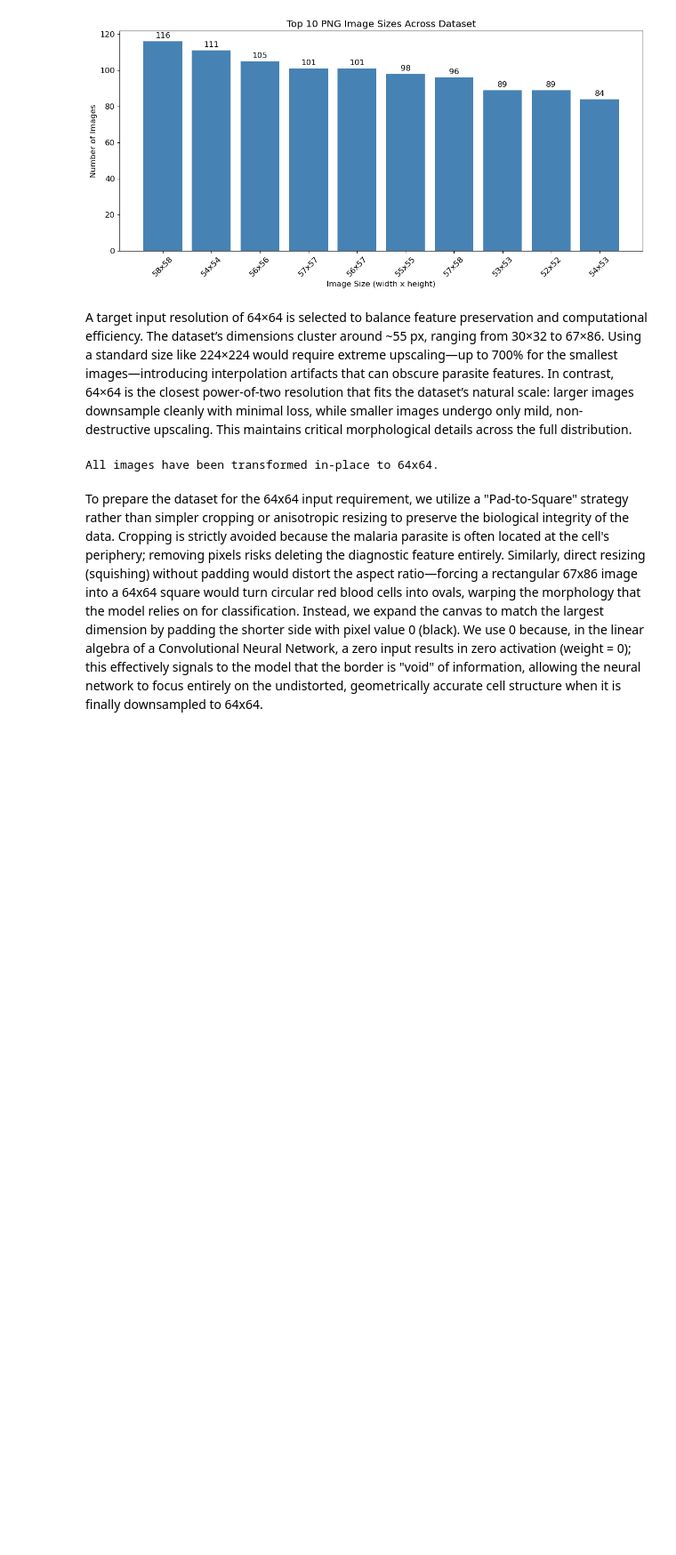
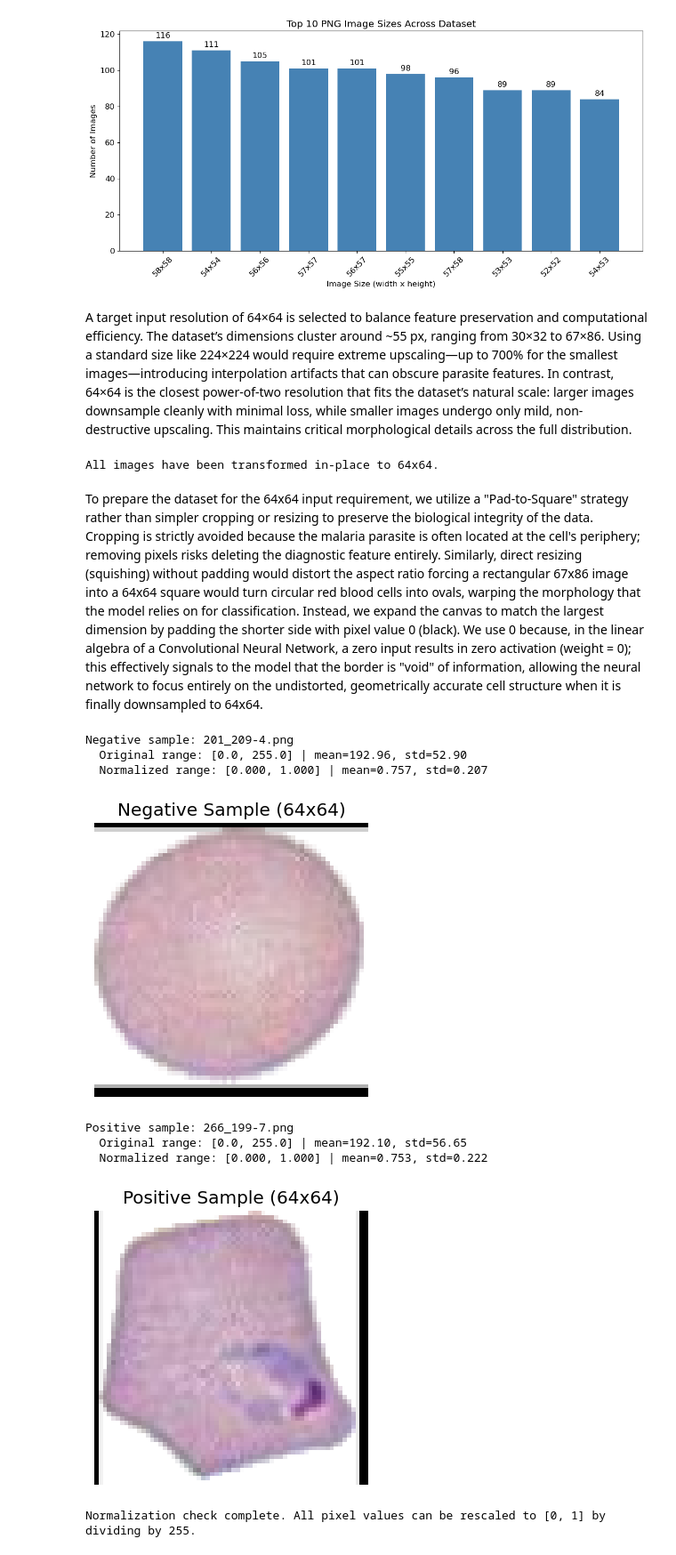
Before and after one commit to prajun7/ml-journey, a Jupyter notebook: MalariaDetection/MalariaDetection.ipynb, the cells around one changed output. Shown at 89% size. Saved outputs shown, nothing was run; the diff lists cells and outputs as text; code cells hidden in the pictures; blank space fills up the shorter version.

```diff
--- a/MalariaDetection/MalariaDetection.ipynb
+++ b/MalariaDetection/MalariaDetection.ipynb
@@ -394,4 +394,49 @@ print('All images have been transformed in-place to 64x64.')
 # %% [output]
 All images have been transformed in-place to 64x64.
 # %% [markdown]
-To prepare the dataset for the 64x64 input requirement, we utilize a "Pad-to-Square" strategy rather than simpler cropping or anisotropic resizing to preserve the biological integrity of the data. Cropping is strictly avoided because the malaria parasite is often located at the cell's periphery; removing pixels risks deleting the diagnostic feature entirely. Similarly, direct resizing (squishing) without padding would distort the aspect ratio—forcing a rectangular 67x86 image into a 64x64 square would turn circular red blood cells into ovals, warping the morphology that the model relies on for classification. Instead, we expand the canvas to match the largest dimension by padding the shorter side with pixel value 0 (black). We use 0 because, in the linear algebra of a Convolutional Neural Network, a zero input results in zero activation (weight = 0); this effectively signals to the model that the border is "void" of information, allowing the neural network to focus entirely on the undistorted, geometrically accurate cell structure when it is finally downsampled to 64x64.
+To prepare the dataset for the 64x64 input requirement, we utilize a "Pad-to-Square" strategy rather than simpler cropping or resizing to preserve the biological integrity of the data. Cropping is strictly avoided because the malaria parasite is often located at the cell's periphery; removing pixels risks deleting the diagnostic feature entirely. Similarly, direct resizing (squishing) without padding would distort the aspect ratio forcing a rectangular 67x86 image into a 64x64 square would turn circular red blood cells into ovals, warping the morphology that the model relies on for classification. Instead, we expand the canvas to match the largest dimension by padding the shorter side with pixel value 0 (black). We use 0 because, in the linear algebra of a Convolutional Neural Network, a zero input results in zero activation (weight = 0); this effectively signals to the model that the border is "void" of information, allowing the neural network to focus entirely on the undistorted, geometrically accurate cell structure when it is finally downsampled to 64x64.
+# %%
+# Inspect pixel value range and normalize sample image to [0, 1]
+import numpy as np
+import matplotlib.pyplot as plt
+from PIL import Image
+
+# Select representative images from each class
+sample_negative = next(TRAIN_NEGATIVE.glob('*.png'))
+sample_positive = next(TRAIN_POSITIVE.glob('*.png'))
+
+for label, img_path in [('Negative', sample_negative), ('Positive', sample_positive)]:
+    with Image.open(img_path) as img:
+        img_array = np.array(img, dtype=np.float32)
+        pixel_min = img_array.min()
+        pixel_max = img_array.max()
+        pixel_mean = img_array.mean()
+        pixel_std = img_array.std()
+
+        print(f"{label} sample: {img_path.name}")
+        print(f"  Original range: [{pixel_min:.1f}, {pixel_max:.1f}] | mean={pixel_mean:.2f}, std={pixel_std:.2f}")
+
+        # Normalize to [0, 1]
+        img_normalized = img_array / 255.0
+        norm_min = img_normalized.min()
+        norm_max = img_normalized.max()
+        norm_mean = img_normalized.mean()
+        norm_std = img_normalized.std()
+        print(f"  Normalized range: [{norm_min:.3f}, {norm_max:.3f}] | mean={norm_mean:.3f}, std={norm_std:.3f}")
+
+        # Visualize
+        plt.figure(figsize=(4, 4))
+        plt.imshow(img)
+        plt.title(f"{label} Sample ({img_array.shape[1]}x{img_array.shape[0]})")
+        plt.axis('off')
+        plt.show()
+# %% [output]
+Negative sample: 201_209-4.png
+  Original range: [0.0, 255.0] | mean=192.96, std=52.90
+  Normalized range: [0.000, 1.000] | mean=0.757, std=0.207
+[figure, added]
+Positive sample: 266_199-7.png
+  Original range: [0.0, 255.0] | mean=192.10, std=56.65
+  Normalized range: [0.000, 1.000] | mean=0.753, std=0.222
+[figure, added]
+Normalization check complete. All pixel values can be rescaled to [0, 1] by dividing by 255.
```
